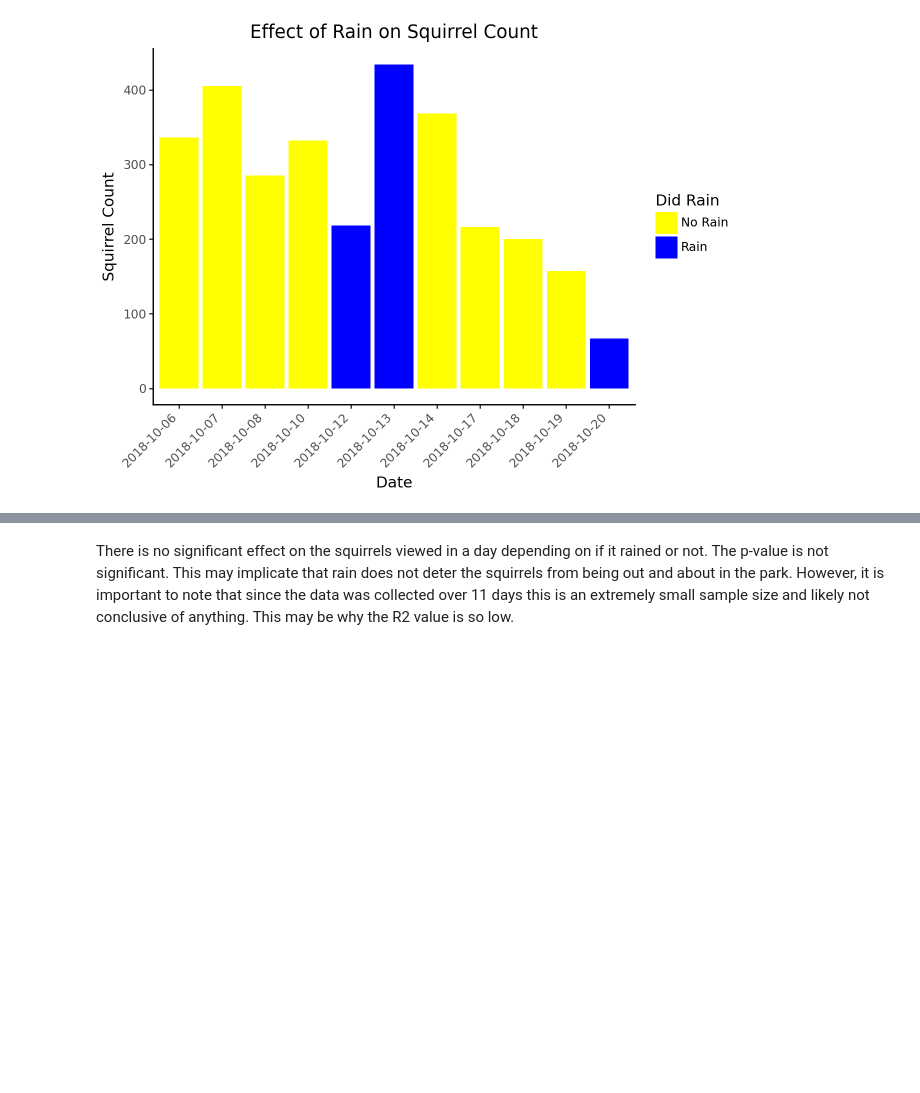
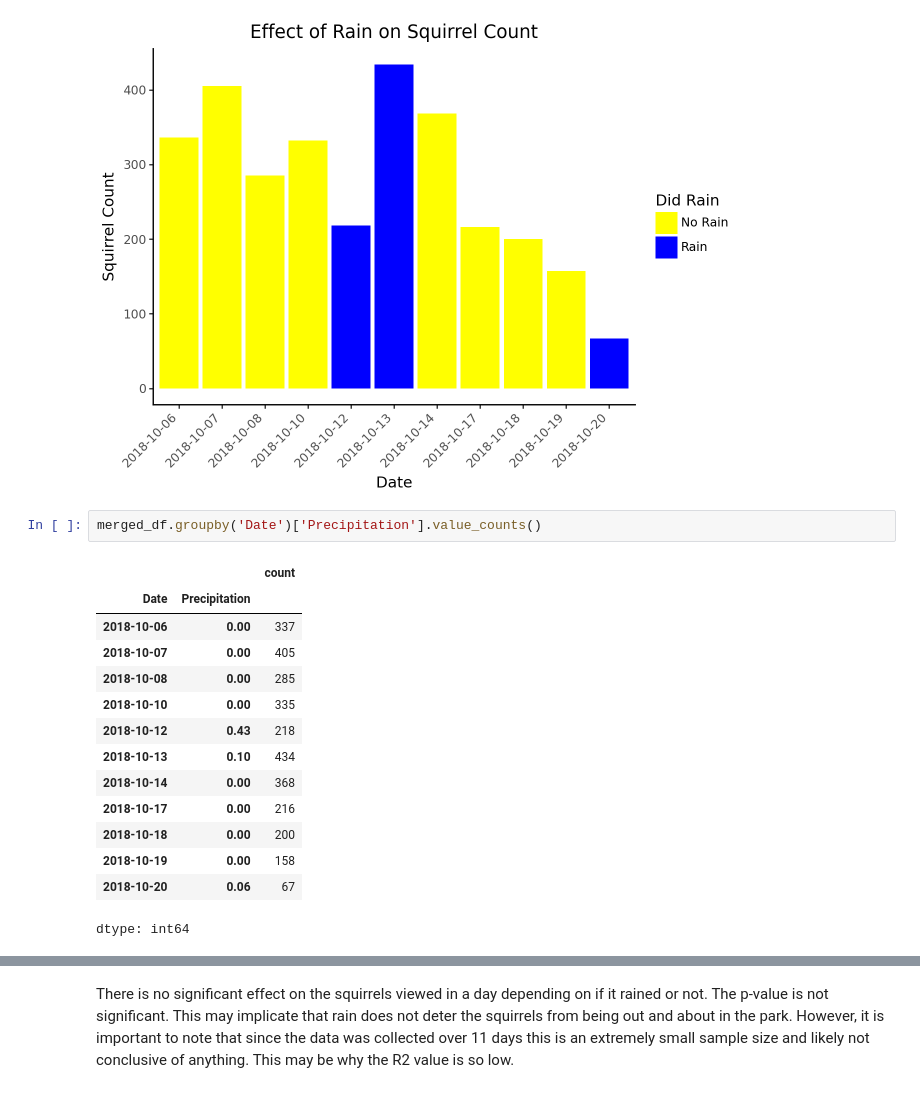
Before and after one commit to envirodatascience/final-project-go-squirrels, a Jupyter notebook: Sophie's_Squirrel_Notebook.ipynb, the cells around one changed output, grey strips where cells are left out. Cells and saved outputs as stored; diff of their text form; blank space fills up the shorter version.

```diff
--- a/Sophie's_Squirrel_Notebook.ipynb
+++ b/Sophie's_Squirrel_Notebook.ipynb
@@ -384,6 +384,23 @@ p-value: 1.0532361957303587e-07
 )
 # %% [output]
 [figure]
+# %%
+merged_df.groupby('Date')['Precipitation'].value_counts()
+# %% [output]
+|  |  | count |
+| Date | Precipitation |  |
+| 2018-10-06 | 0.00 | 337 |
+| 2018-10-07 | 0.00 | 405 |
+| 2018-10-08 | 0.00 | 285 |
+| 2018-10-10 | 0.00 | 335 |
+| 2018-10-12 | 0.43 | 218 |
+| 2018-10-13 | 0.10 | 434 |
+| 2018-10-14 | 0.00 | 368 |
+| 2018-10-17 | 0.00 | 216 |
+| 2018-10-18 | 0.00 | 200 |
+| 2018-10-19 | 0.00 | 158 |
+| 2018-10-20 | 0.06 | 67 |
+dtype: int64
 # %%
 y = squirrel_counts_by_date['Squirrel Count']
 X = squirrel_counts_by_date['Did Rain']
```
Also changed, not shown: parts of 9 cells of this notebook.
